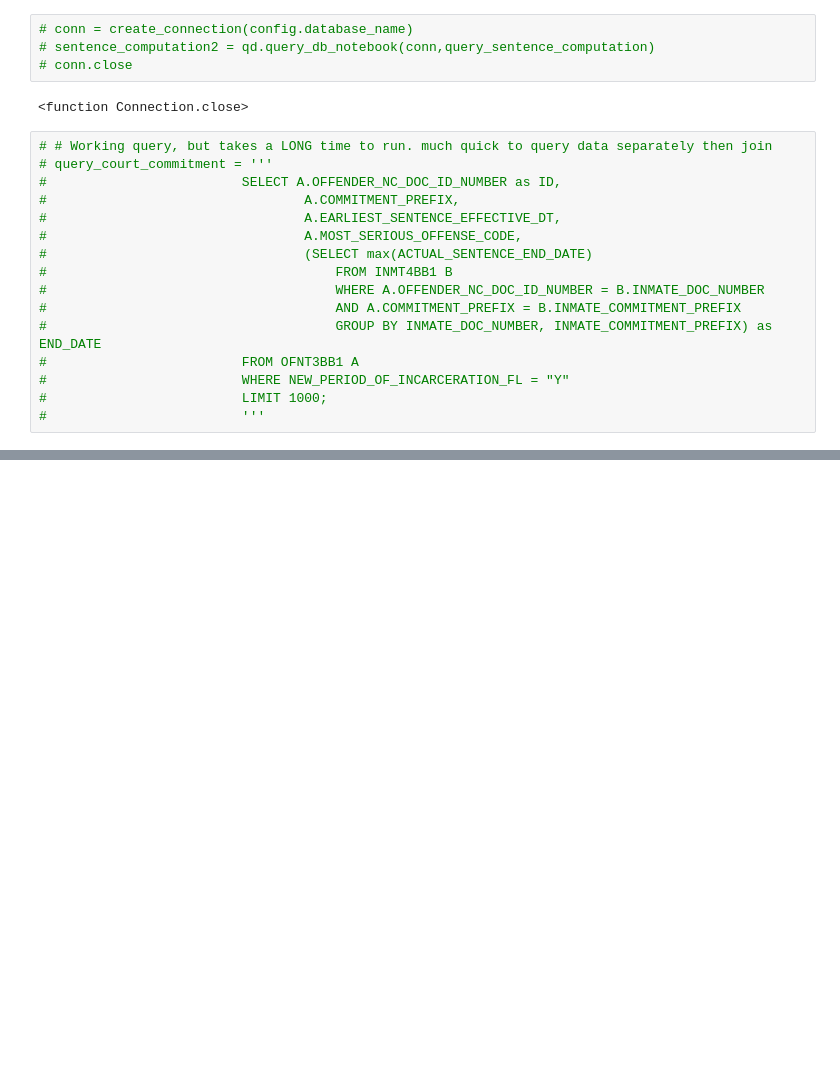
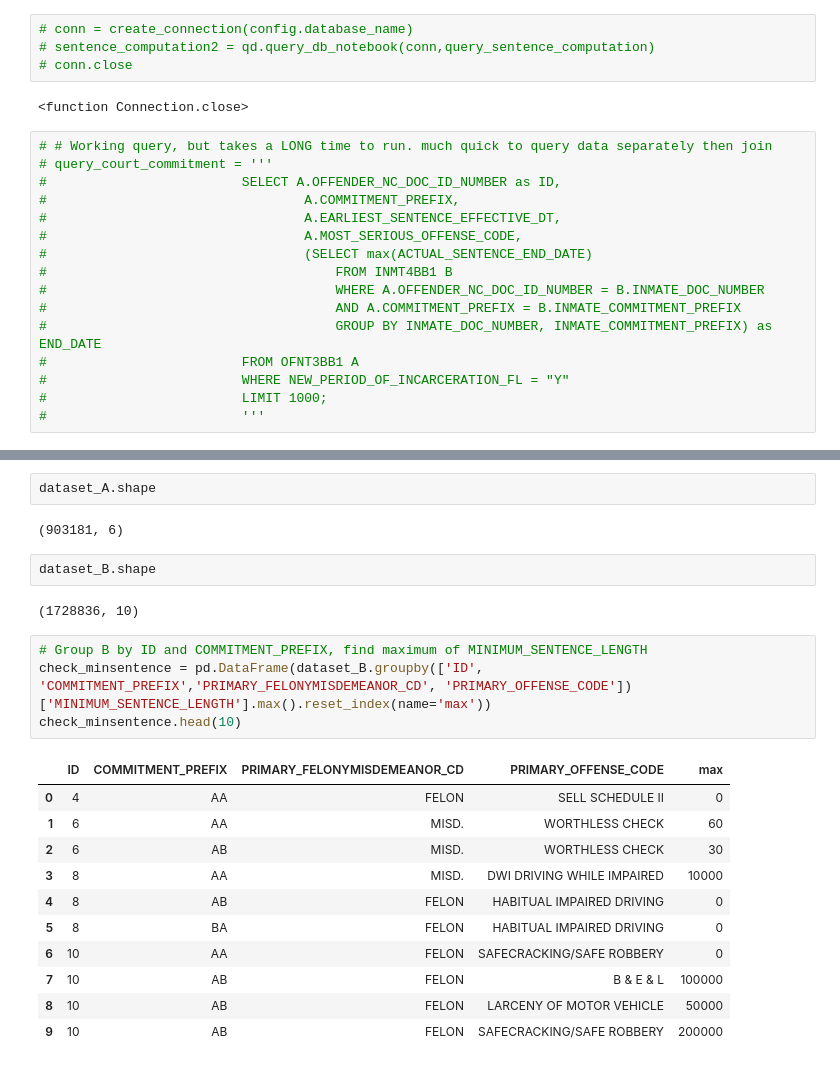
Before and after one commit to christi-liongson/covid_decarceration, a Jupyter notebook: files/build_dataset.ipynb, the cells around one changed output, grey strips where cells are left out. Drawn from its saved outputs; the diff is of its cells as text; blank space fills up the shorter version.

```diff
--- a/files/build_dataset.ipynb
+++ b/files/build_dataset.ipynb
@@ -145,0 +193,24 @@ data[data['EARLIEST_SENTENCE_EFFECTIVE_DT'].isnull()].head()
+# %%
+dataset_A.shape
+# %% [output]
+(903181, 6)
+# %%
+dataset_B.shape
+# %% [output]
+(1728836, 10)
+# %%
+# Group B by ID and COMMITMENT_PREFIX, find maximum of MINIMUM_SENTENCE_LENGTH
+check_minsentence = pd.DataFrame(dataset_B.groupby(['ID', 'COMMITMENT_PREFIX','PRIMARY_FELONYMISDEMEANOR_CD', 'PRIMARY_OFFENSE_CODE'])['MINIMUM_SENTENCE_LENGTH'].max().reset_index(name='max'))
+check_minsentence.head(10)
+# %% [output]
+|  | ID | COMMITMENT_PREFIX | PRIMARY_FELONYMISDEMEANOR_CD | PRIMARY_OFFENSE_CODE | max |
+| 0 | 4 | AA | FELON | SELL SCHEDULE II | 0 |
+| 1 | 6 | AA | MISD. | WORTHLESS CHECK | 60 |
+| 2 | 6 | AB | MISD. | WORTHLESS CHECK | 30 |
+| 3 | 8 | AA | MISD. | DWI DRIVING WHILE IMPAIRED | 10000 |
+| 4 | 8 | AB | FELON | HABITUAL IMPAIRED DRIVING | 0 |
+| 5 | 8 | BA | FELON | HABITUAL IMPAIRED DRIVING | 0 |
+| 6 | 10 | AA | FELON | SAFECRACKING/SAFE ROBBERY | 0 |
+| 7 | 10 | AB | FELON | B & E & L | 100000 |
+| 8 | 10 | AB | FELON | LARCENY OF MOTOR VEHICLE | 50000 |
+| 9 | 10 | AB | FELON | SAFECRACKING/SAFE ROBBERY | 200000 |
```
Also changed, not shown: parts of 12 cells of this notebook.
